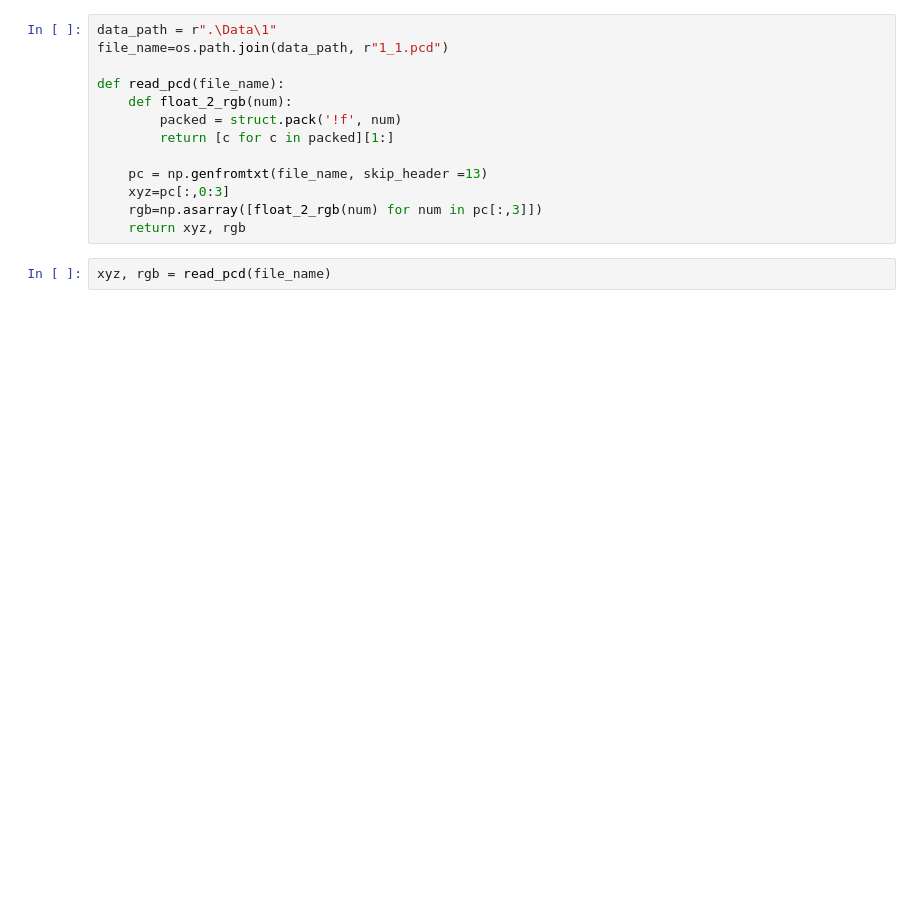
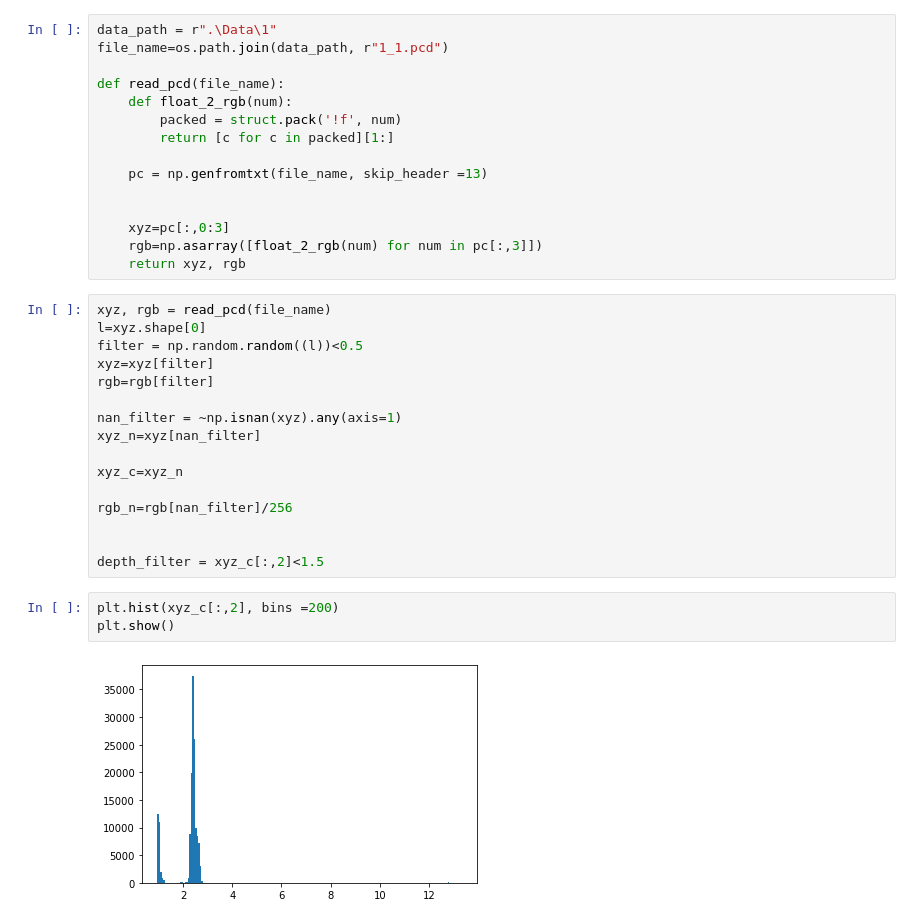
Before and after one commit to yichao-l/head_reconstruct, a Jupyter notebook: AV_CW.ipynb, the cells around one changed output. Cells and saved outputs as stored; diff of their text form; blank space fills up the shorter version.

```diff
--- a/AV_CW.ipynb
+++ b/AV_CW.ipynb
@@ -16,8 +14,29 @@ def read_pcd(file_name):
         return [c for c in packed][1:]
 
     pc = np.genfromtxt(file_name, skip_header =13)
+
+
     xyz=pc[:,0:3]
     rgb=np.asarray([float_2_rgb(num) for num in pc[:,3]])
     return xyz, rgb
-# %%
-xyz, rgb = read_pcd(file_name)
+# %%
+xyz, rgb = read_pcd(file_name)
+l=xyz.shape[0]
+filter = np.random.random((l))<0.5
+xyz=xyz[filter]
+rgb=rgb[filter]
+
+nan_filter = ~np.isnan(xyz).any(axis=1)
+xyz_n=xyz[nan_filter]
+
+xyz_c=xyz_n
+
+rgb_n=rgb[nan_filter]/256
+
+
+depth_filter = xyz_c[:,2]<1.5
+# %%
+plt.hist(xyz_c[:,2], bins =200)
+plt.show()
+# %% [output]
+[figure, added]
```
Also changed, not shown: parts of 11 cells of this notebook, 2 other files.
